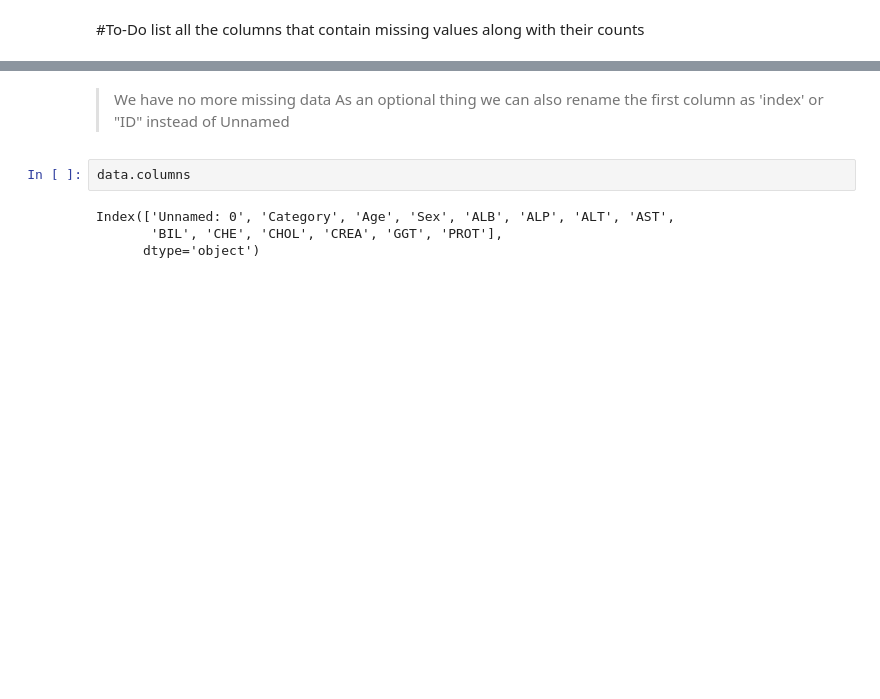
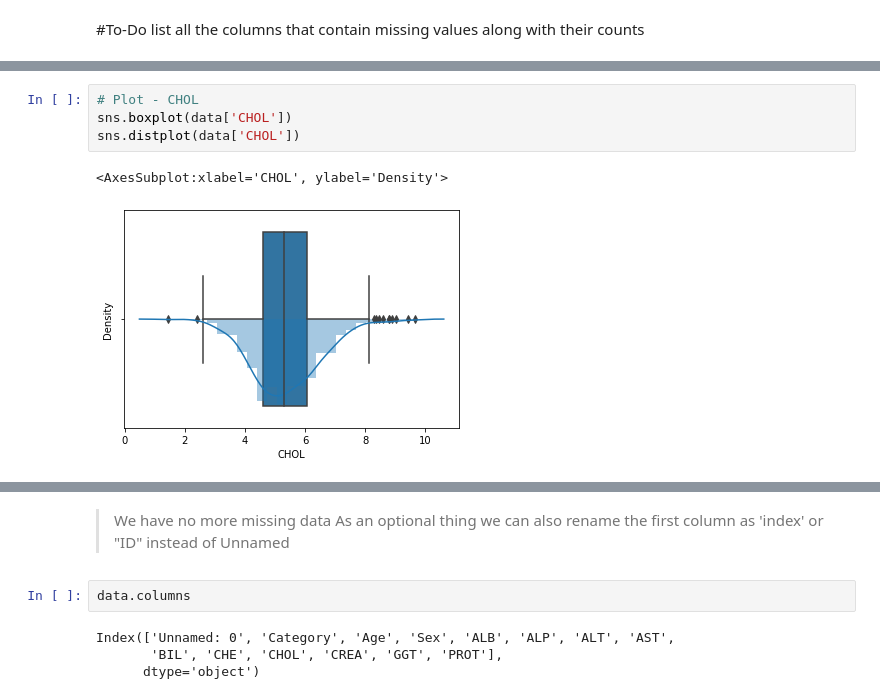
Before and after one commit to BillelBenoudjit/unit3_Project, a Jupyter notebook: 1. Data cleaning.ipynb, the cells around one changed output, grey strips where cells are left out. Cells and saved outputs as stored; diff of their text form; blank space fills up the shorter version.

```diff
--- a/1. Data cleaning.ipynb
+++ b/1. Data cleaning.ipynb
@@ -130,0 +151,7 @@ dtype: int64
+# %%
+# Plot - CHOL
+sns.boxplot(data['CHOL'])
+sns.distplot(data['CHOL'])
+# %% [output]
+<AxesSubplot:xlabel='CHOL', ylabel='Density'>
+[figure, added]
```
Also changed, not shown: parts of 10 cells of this notebook, 1 other file.
